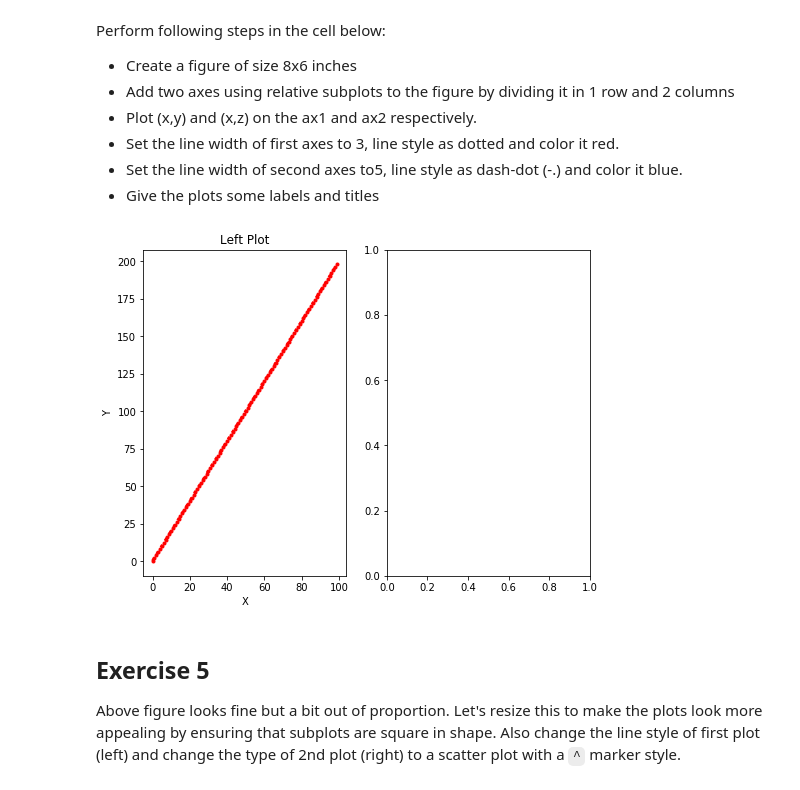
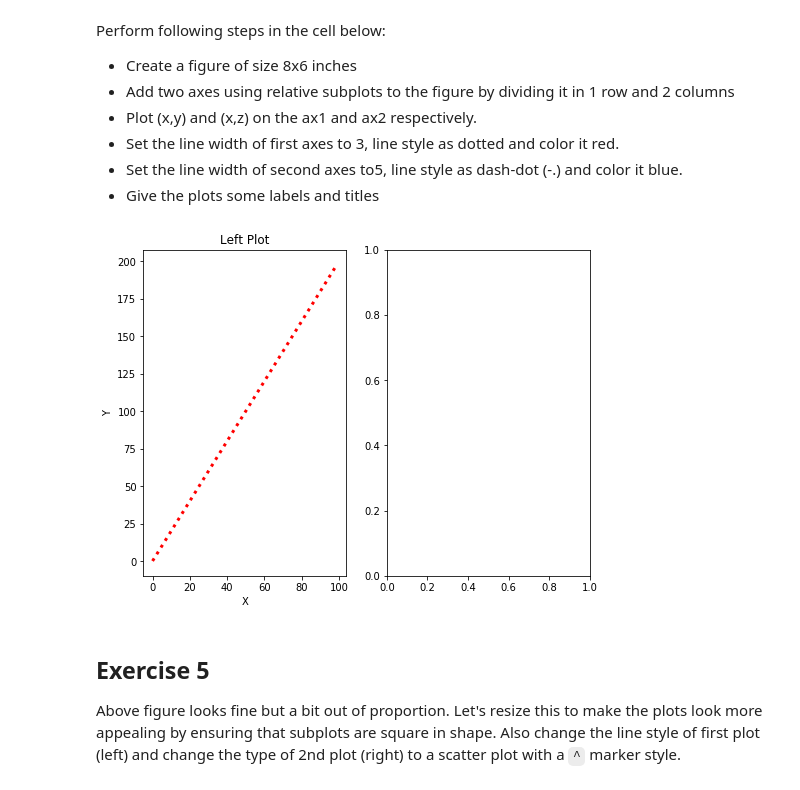
Before and after one commit to nkacoroski/dsc-1-03-13-customizing-visualizations-with-matplotlib-lab-seattle-ds-career-040119, a Jupyter notebook: index.ipynb, the cells around one changed output. Saved outputs shown, nothing was run; the diff lists cells and outputs as text; code cells hidden in the pictures.

```diff
--- a/index.ipynb
+++ b/index.ipynb
@@ -149,21 +149,21 @@ Perform following steps in the cell below:
 # %%
 fig = plt.figure(figsize=(8,6))
 ax1 = fig.add_subplot(121)
 ax2 = fig.add_subplot(122)
 
-ax1.plot(x, y, color='red', linewidth=3, linestyle=':', ma)
+ax1.plot(x, y, color='red', linewidth=3, linestyle=':')
 ax1.set_xlabel('X')
 ax1.set_ylabel('Y')
 ax1.set_title('Left Plot')
 
-# # ax2.plot(x, z, color='blue', linewidth=5, linestyle='-')
+ax2.plot(x, z, color='blue', linewidth=5, linestyle='-')
 # ax2.set_xlabel('X')
 # ax2.set_ylabel('Z')
 # ax2.set_title('Right Plot')
 
 plt.show()
 # %% [output]
-[figure, old version]
+[figure, new version]
 # %% [markdown]
 ## Exercise 5
 
```
